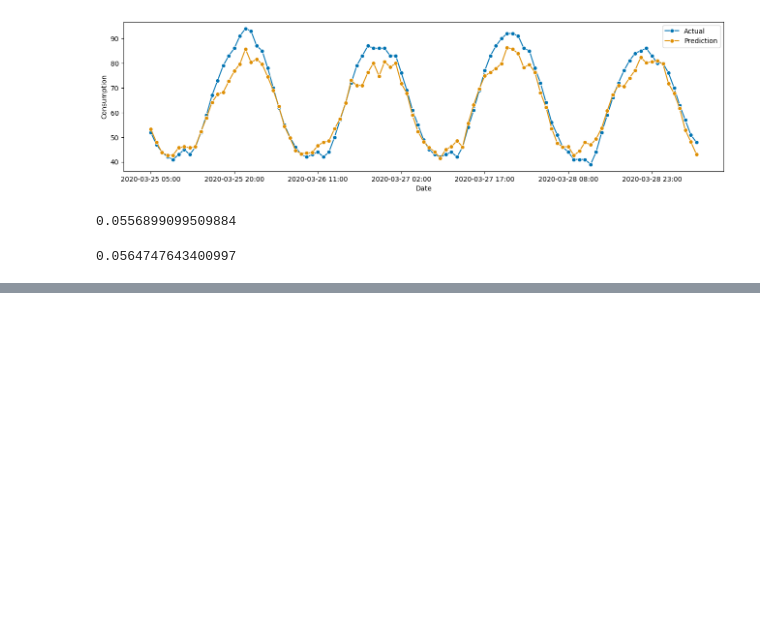
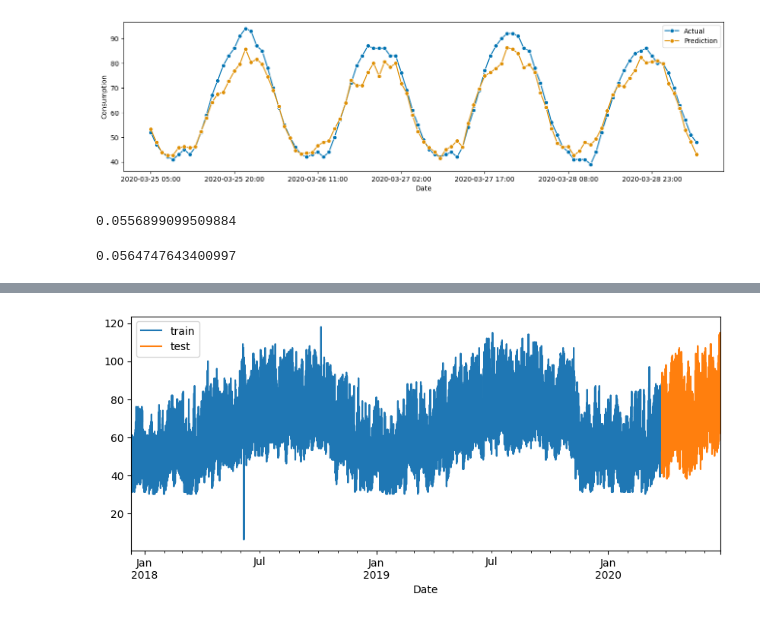
Before and after one commit to dataman-git/codes_for_articles, a Jupyter notebook: 06.2_multi_step_forecasts.ipynb, the cells around one changed output, grey strips where cells are left out. Cells and saved outputs as stored; diff of their text form; code cells hidden in the pictures; blank space fills up the shorter version.

```diff
--- a/06.2_multi_step_forecasts.ipynb
+++ b/06.2_multi_step_forecasts.ipynb
@@ -312,0 +330,11 @@ print('%.16f' % mean_absolute_percentage_error(actual, y_test_pred, symmetric=Tr
+# %%
+from sktime.forecasting.model_selection import temporal_train_test_split
+train, test = temporal_train_test_split(y, train_size = 0.9)
+
+fig, ax = plt.subplots(1,1, figsize=(10, 4))
+train.plot(ax=ax, label='train')
+test.plot(ax=ax, label='test')
+plt.legend()
+plt.show()
+# %% [output]
+[figure, added]
```
Also changed, not shown: parts of 6 cells of this notebook.
